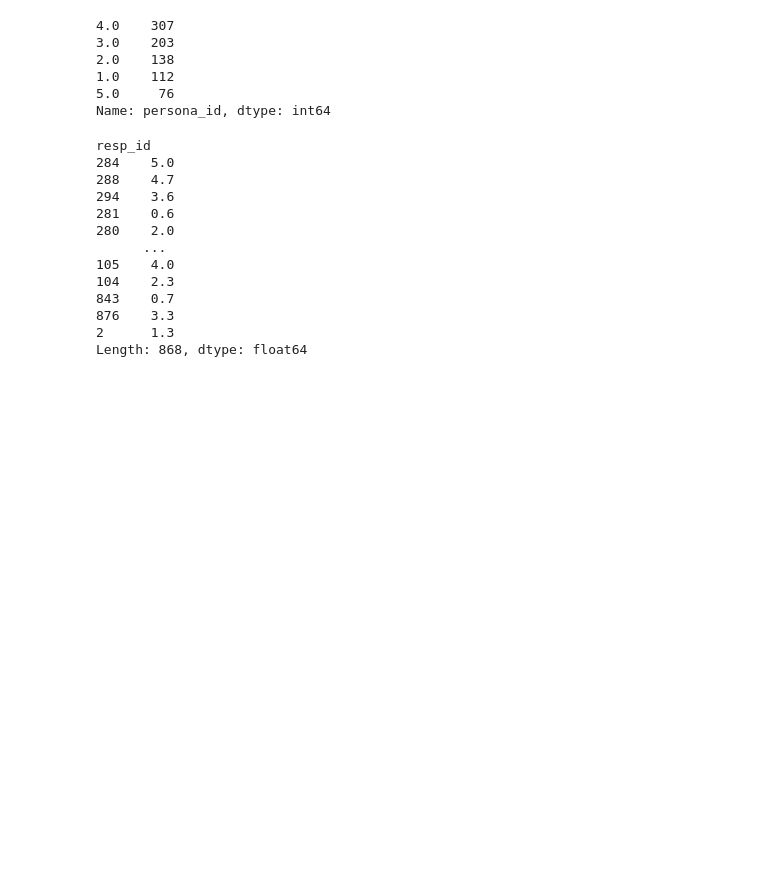
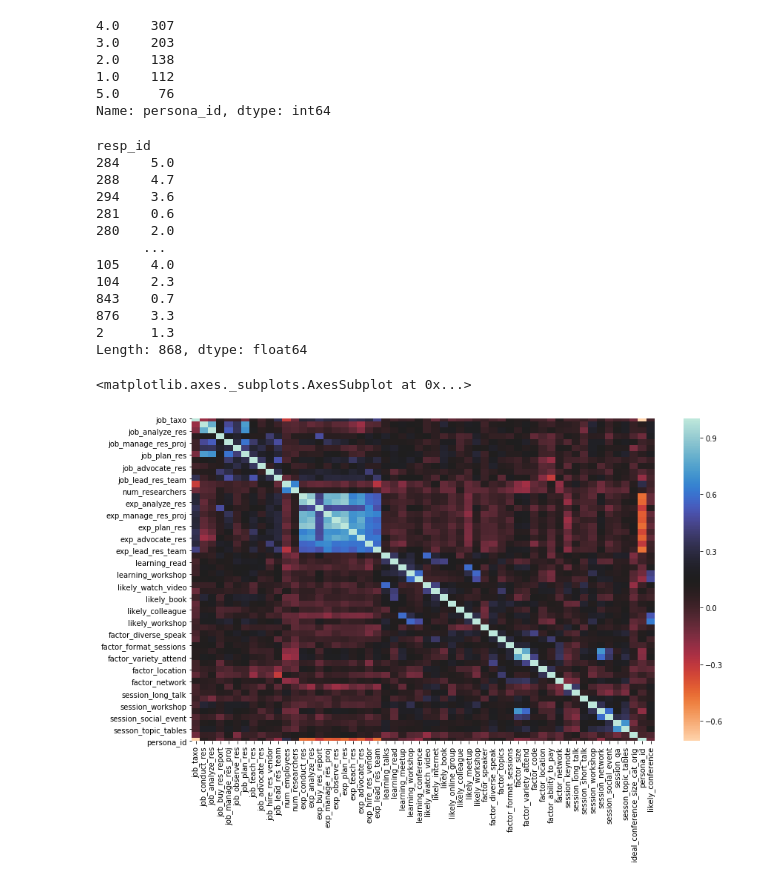
Before and after one commit to PersonaPredicta/Survey_Says..., a Jupyter notebook: dom/dom_nb.ipynb, the cells around one changed output. Drawn from its saved outputs; the diff is of its cells as text; code cells hidden in the pictures; blank space fills up the shorter version.

```diff
--- a/dom/dom_nb.ipynb
+++ b/dom/dom_nb.ipynb
@@ -93,0 +79,4 @@ Name: job_title, dtype: int64
+# %%
+#Quantitative columns
+quant_cols = df.select_dtypes([int,float]).columns
+quant_cols.to_list()
@@ -142,0 +182,7 @@ Length: 868, dtype: float64
+# %%
+#establish features and target and split train and test data
+
+
+x = quant_cols.drop(['job_id', 'likely_conference']).to_list()
+y = ['likely_conference']
+train, test = train_test_split(df[x+y].dropna(subset = y))
@@ -142,0 +193,6 @@ Length: 868, dtype: float64
+# %%
+plt.figure(figsize=(14,8))
+sns.heatmap(test.corr(), cmap = 'icefire_r')
+# %% [output]
+<matplotlib.axes._subplots.AxesSubplot at 0x...>
+[figure, added]
```
Also changed, not shown: parts of 27 cells of this notebook.
